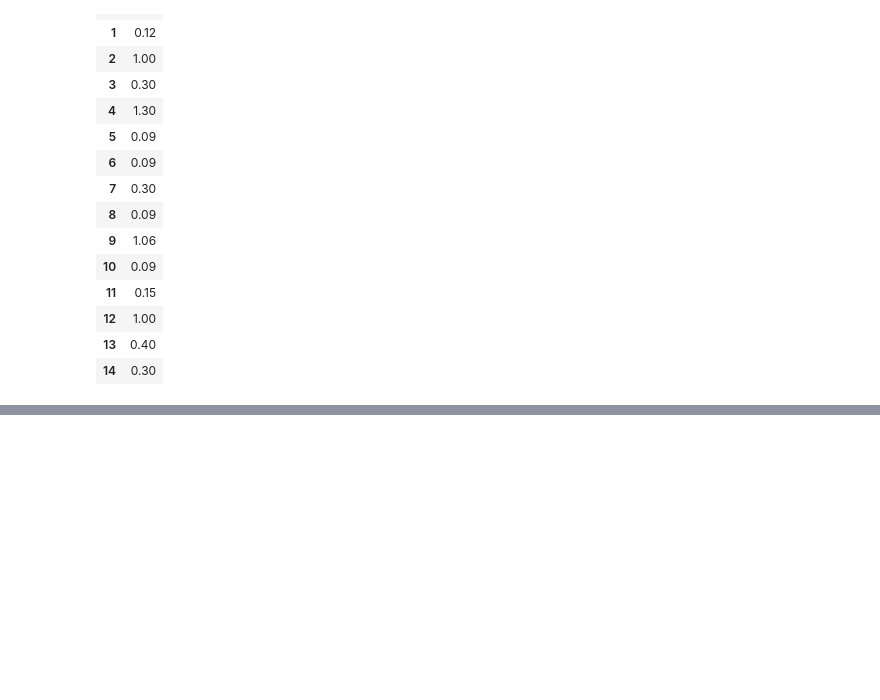
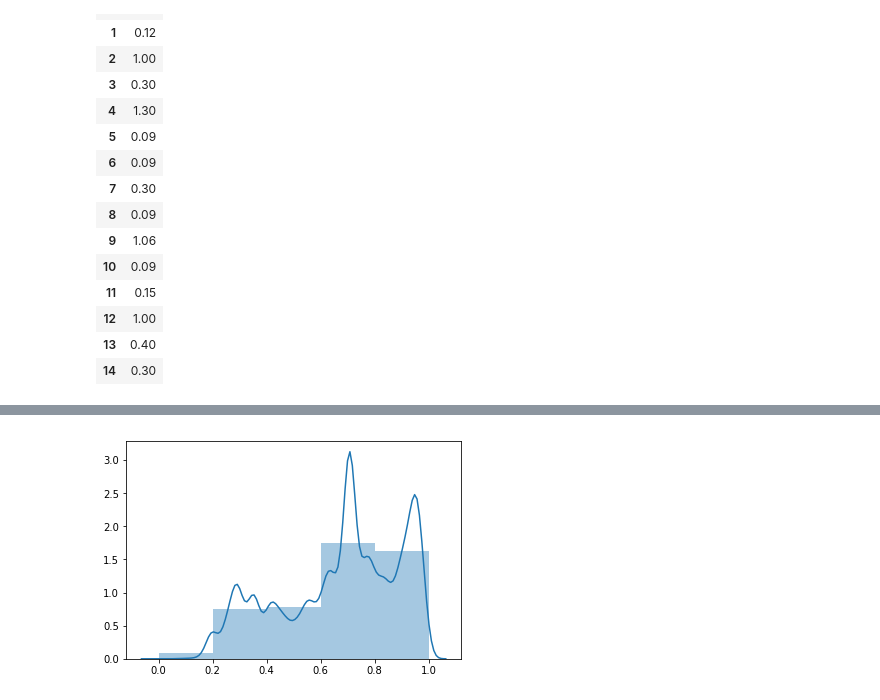
Before and after one commit to anuPh23/Spotify, a Jupyter notebook: spotify_multivariate_label_creation.ipynb, the cells around one changed output, grey strips where cells are left out. Drawn from its saved outputs; the diff is of its cells as text; code cells hidden in the pictures; blank space fills up the shorter version.

```diff
--- a/spotify_multivariate_label_creation.ipynb
+++ b/spotify_multivariate_label_creation.ipynb
@@ -235,0 +289,2 @@ liking1.head(15)
+# %%
+zoopy = zoopy.transpose()
@@ -235,0 +306,2 @@ liking1.head(15)
+# %%
+normalized_zoopy = preprocessing.normalize(zoopy)
@@ -235,0 +318,4 @@ liking1.head(15)
+# %%
+like = normalized_zoopy.reshape(-1,1)
+# %%
+like = pd.DataFrame(like)
@@ -235,0 +336,5 @@ liking1.head(15)
+# %%
+sns.distplot(like,bins = 5)
+plt.show()
+# %% [output]
+[figure, added]
```
Also changed, not shown: parts of 23 cells of this notebook.
